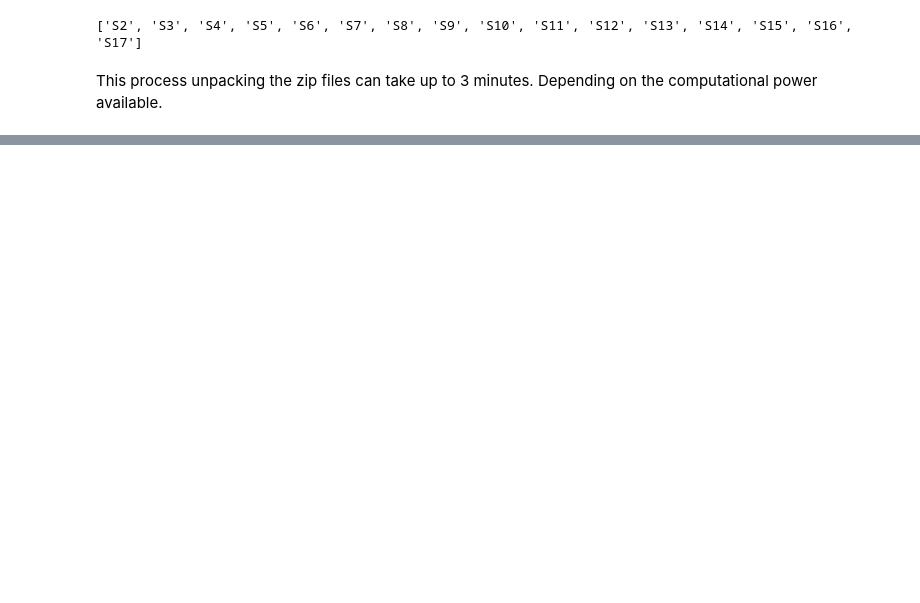
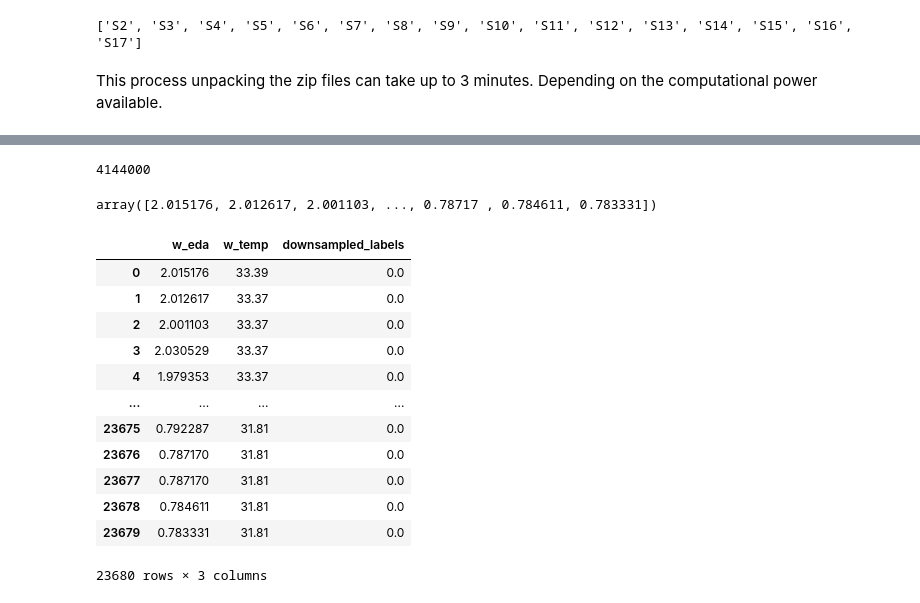
Before and after one commit to markgoertz/Convolutional-Neural-Network-on-Electrodermal-Activity-for-Stress-Assessment, a Jupyter notebook: code/1. unzip_script.ipynb, the cells around one changed output, grey strips where cells are left out. Cells and saved outputs as stored; diff of their text form; code cells hidden in the pictures; blank space fills up the shorter version.

```diff
--- a/code/1. unzip_script.ipynb
+++ b/code/1. unzip_script.ipynb
@@ -54,3 +54,17 @@ Preparing folder: S15
 Preparing folder: S16
 Preparing folder: S17
 Finished unzipping and preparing files.
+# %%
+from scipy.signal import resample
+
+def resample_signal(signal, source_rate, target_rate):
+    # Calculate resampling ratio
+    resampling_ratio = target_rate / source_rate
+
+    # Calculate new length
+    new_length = int(len(signal) * resampling_ratio)
+
+    # Resample signal
+    resampled_signal = resample(signal, new_length)
+
+    return resampled_signal
@@ -56,0 +151,24 @@ Finished unzipping and preparing files.
+# %%
+len(labels)
+# %% [output]
+4144000
+# %%
+w_eda
+# %% [output]
+array([2.015176, 2.012617, 2.001103, ..., 0.78717 , 0.784611, 0.783331])
+# %%
+df
+# %% [output]
+|  | w_eda | w_temp | downsampled_labels |
+| 0 | 2.015176 | 33.39 | 0.0 |
+| 1 | 2.012617 | 33.37 | 0.0 |
+| 2 | 2.001103 | 33.37 | 0.0 |
+| 3 | 2.030529 | 33.37 | 0.0 |
+| 4 | 1.979353 | 33.37 | 0.0 |
+| ... | ... | ... | ... |
+| 23675 | 0.792287 | 31.81 | 0.0 |
+| 23676 | 0.787170 | 31.81 | 0.0 |
+| 23677 | 0.787170 | 31.81 | 0.0 |
+| 23678 | 0.784611 | 31.81 | 0.0 |
+| 23679 | 0.783331 | 31.81 | 0.0 |
+23680 rows × 3 columns
```
Also changed, not shown: parts of 8 cells of this notebook, 1 other file.
